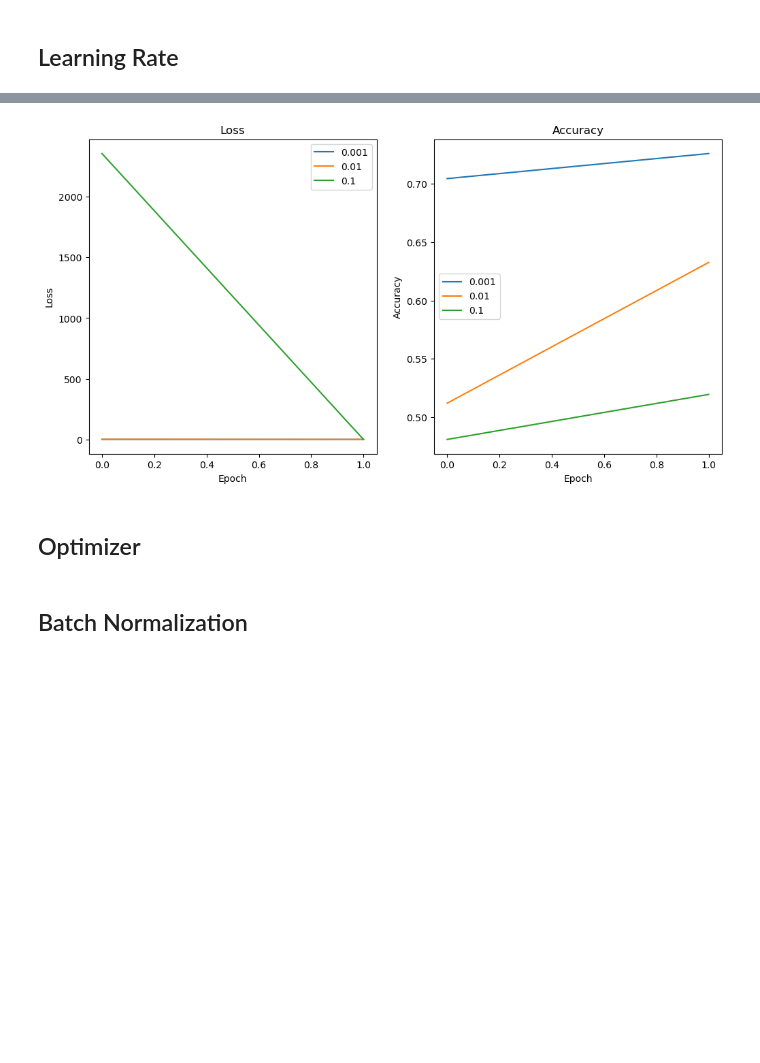
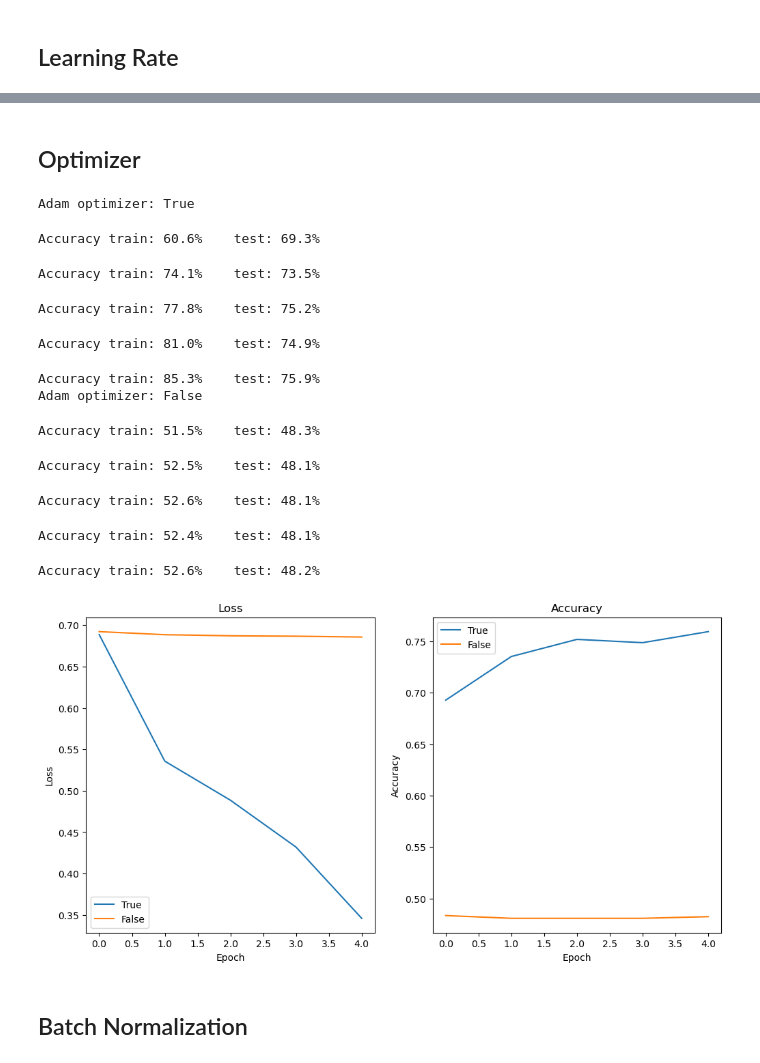
Before and after one commit to GermanButtiero/hotdogs, a Jupyter notebook: IDLCV_Exercise_1_4_hotdog.ipynb, the cells around one changed output, grey strips where cells are left out. Cells and saved outputs as stored; diff of their text form; code cells hidden in the pictures; blank space fills up the shorter version.

```diff
--- a/IDLCV_Exercise_1_4_hotdog.ipynb
+++ b/IDLCV_Exercise_1_4_hotdog.ipynb
@@ -443,3 +355,18 @@ class Network(nn.Module):
+# %%
+def plot_dict(dict):
+    fig, ax = plt.subplots(1, 2, figsize=(12, 6))
+    for o, (losses, _, test_accuracy) in dict.items():
+        ax[0].plot(losses, label=o)
+        ax[1].plot(test_accuracy, label=o)
+    ax[0].set_title('Loss')
+    ax[0].set_xlabel('Epoch')
+    ax[0].set_ylabel('Loss')
+    ax[0].legend()
+    ax[1].set_title('Accuracy')
+    ax[1].set_xlabel('Epoch')
+    ax[1].set_ylabel('Accuracy')
+    ax[1].legend()
+    plt.show()
 # %%
 num_epochs = 5
 batch_size = 64
@@ -472,24 +403,24 @@ KeyboardInterrupt:
-# %%
-fig, ax = plt.subplots(1, 2, figsize=(12, 6))
-for lr, (losses, _, test_accuracy) in lr_dict.items():
-    ax[0].plot(losses, label=lr)
-    ax[1].plot(test_accuracy, label=lr)
-ax[0].set_title('Loss')
-ax[0].set_xlabel('Epoch')
-ax[0].set_ylabel('Loss')
-ax[0].legend()
-ax[1].set_title('Accuracy')
-ax[1].set_xlabel('Epoch')
-ax[1].set_ylabel('Accuracy')
-ax[1].legend()
-plt.show()
-# %% [output]
-[figure, removed]
 # %% [markdown]
 ## Optimizer
 # %%
 opt_dict = {}
 for o in bool:
-    model = Network(num_epochs, 0.001, batch_size, Adam_optimizer= o, batch_norm= True).to(device)
+    print(f"Adam optimizer: {o}")
+    model = Network(num_epochs, 0.001, batch_size, Adam_optimizer= o, batch_norm= False).to(device)
     losses, train_accuracy, test_accuracy = model.run(train_loader, test_loader)
     opt_dict[o] = (losses, train_accuracy, test_accuracy)
+plot_dict(opt_dict)
+# %% [output]
+Adam optimizer: True
+Accuracy train: 60.6%    test: 69.3%
+Accuracy train: 74.1%    test: 73.5%
+Accuracy train: 77.8%    test: 75.2%
+Accuracy train: 81.0%    test: 74.9%
+Accuracy train: 85.3%    test: 75.9%
+Adam optimizer: False
+Accuracy train: 51.5%    test: 48.3%
+Accuracy train: 52.5%    test: 48.1%
+Accuracy train: 52.6%    test: 48.1%
+Accuracy train: 52.4%    test: 48.1%
+Accuracy train: 52.6%    test: 48.2%
+[figure, added]
```
Also changed, not shown: parts of 26 cells of this notebook.
